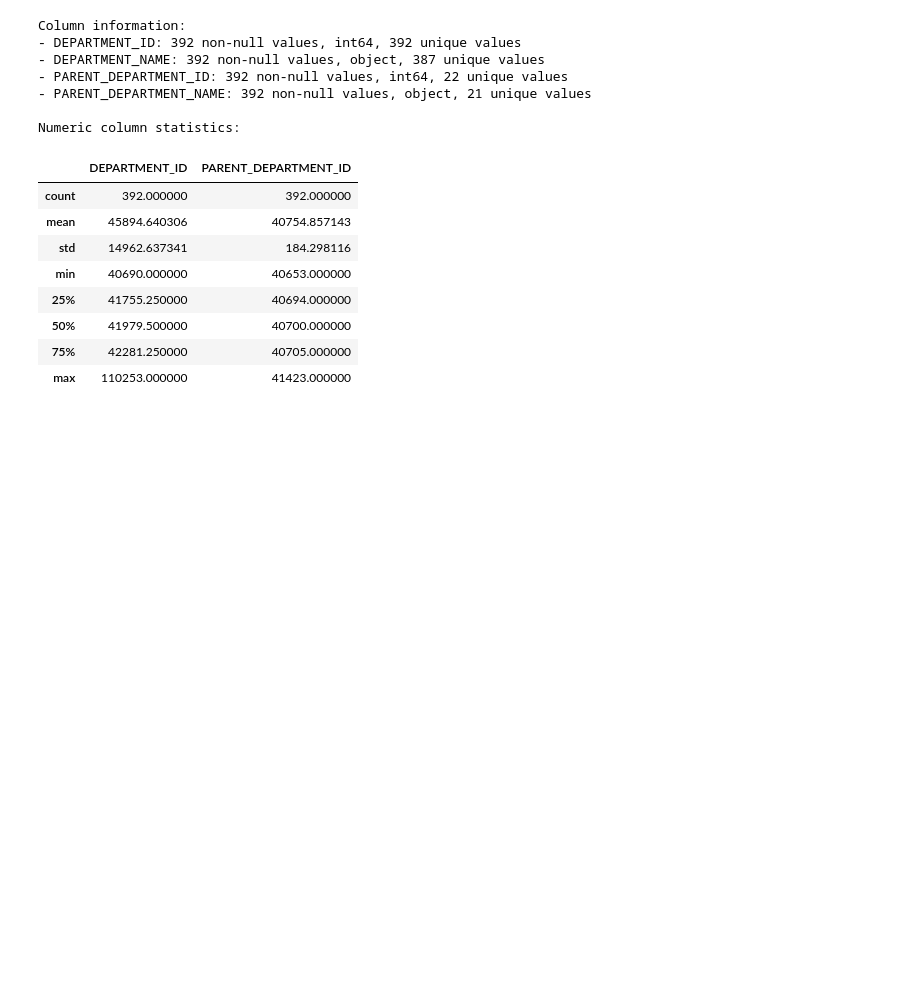
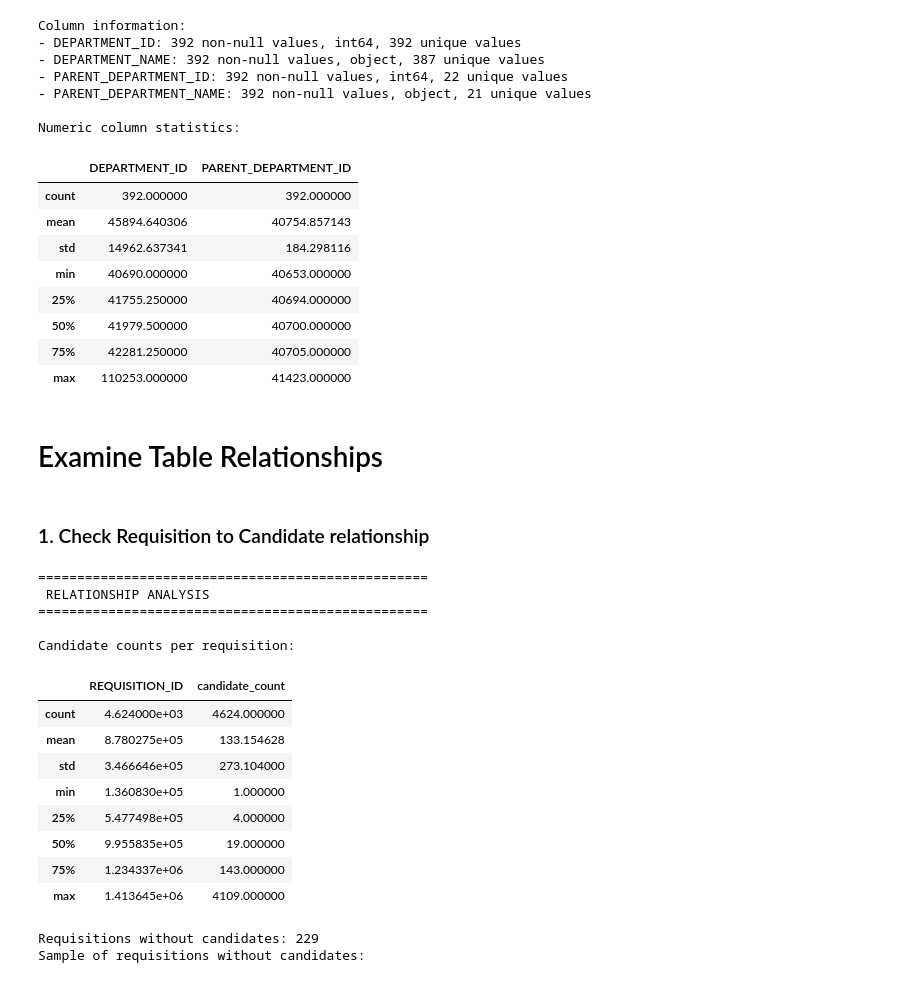
Before and after one commit to d4min/people-analytics-pipeline, a Jupyter notebook: notebooks/data_exploration.ipynb, the cells around one changed output. Saved outputs shown, nothing was run; the diff lists cells and outputs as text; code cells hidden in the pictures; blank space fills up the shorter version.

```diff
--- a/notebooks/data_exploration.ipynb
+++ b/notebooks/data_exploration.ipynb
@@ -168,3 +170,42 @@ Numeric column statistics:
 | 50% | 41979.500000 | 40700.000000 |
 | 75% | 42281.250000 | 40705.000000 |
 | max | 110253.000000 | 41423.000000 |
+# %% [markdown]
+# Examine Table Relationships
+# %% [markdown]
+### 1. Check Requisition to Candidate relationship
+# %%
+print("\n\n" + "="*50)
+print(" RELATIONSHIP ANALYSIS ")
+print("="*50)
+
+# Count candidates per requisition
+candidates_per_req = data['candidate'].groupby('REQUISITION_ID').size().reset_index(name='candidate_count')
+print("\nCandidate counts per requisition:")
+display(candidates_per_req.describe())
+
+# Check if all requisitions have candidates
+req_with_candidates = set(data['candidate']['REQUISITION_ID'].unique())
+all_req = set(data['requisitions']['REQUISITION_ID'].unique())
+req_without_candidates = all_req - req_with_candidates
+print(f"\nRequisitions without candidates: {len(req_without_candidates)}")
+if len(req_without_candidates) > 0:
+    print("Sample of requisitions without candidates:")
+    display(data['requisitions'][data['requisitions']['REQUISITION_ID'].isin(req_without_candidates)].head())
+# %% [output]
+==================================================
+ RELATIONSHIP ANALYSIS
+==================================================
+
+Candidate counts per requisition:
+|  | REQUISITION_ID | candidate_count |
+| count | 4.624000e+03 | 4624.000000 |
+| mean | 8.780275e+05 | 133.154628 |
+| std | 3.466646e+05 | 273.104000 |
+| min | 1.360830e+05 | 1.000000 |
+| 25% | 5.477498e+05 | 4.000000 |
+| 50% | 9.955835e+05 | 19.000000 |
+| 75% | 1.234337e+06 | 143.000000 |
+| max | 1.413645e+06 | 4109.000000 |
+Requisitions without candidates: 229
+Sample of requisitions without candidates:
```
Also changed, not shown: parts of 10 cells of this notebook.
